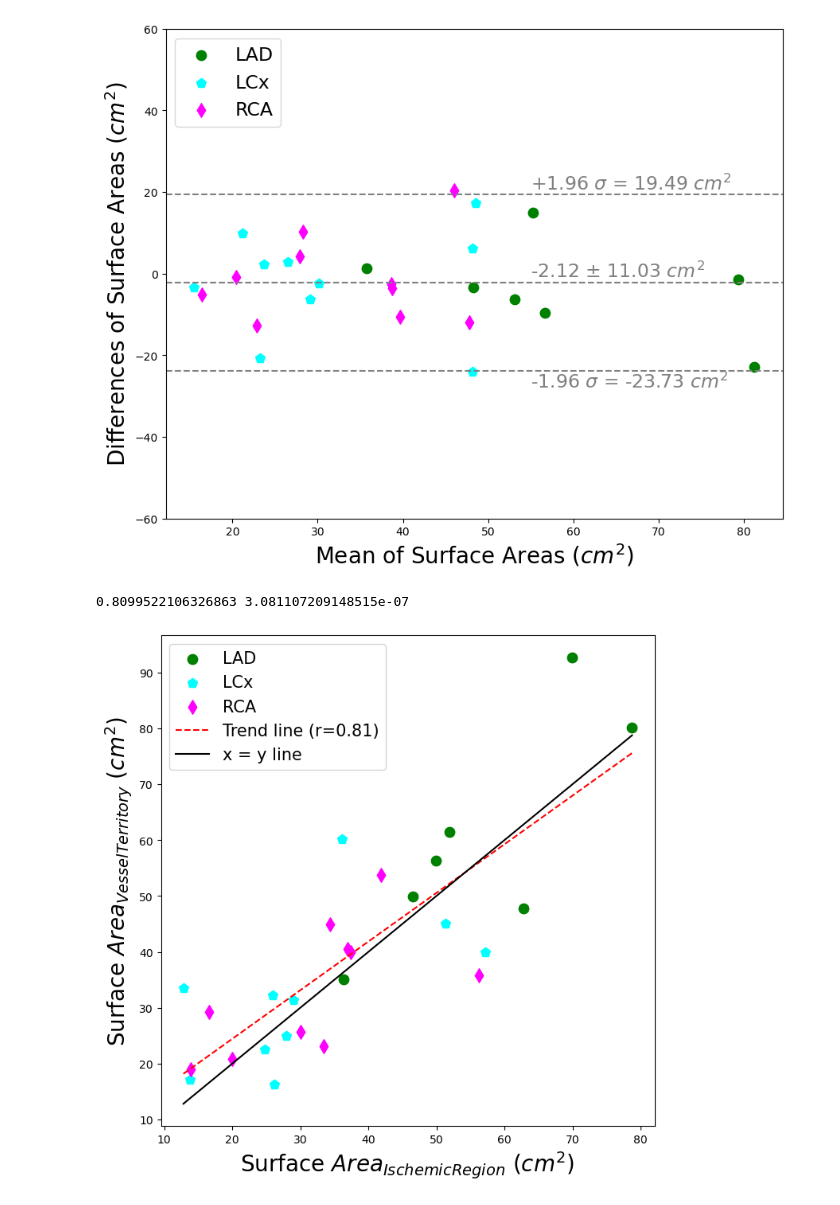
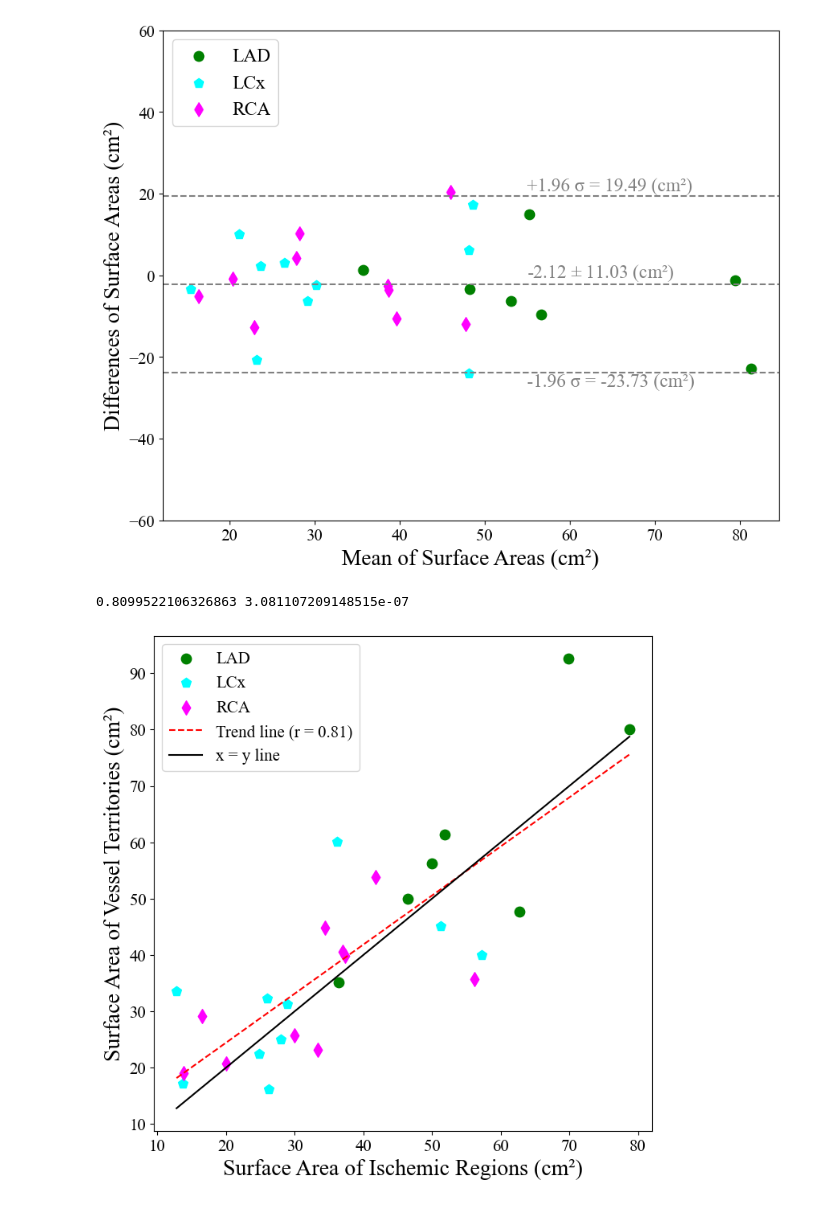
Before and after one commit to aseresti/Tessellation, a Jupyter notebook: Tessellation/Statistical_Analysis/Stats.ipynb, the cells around one changed output. Drawn from its saved outputs; the diff is of its cells as text; code cells hidden in the pictures.

Commit message:
Change font

```diff
--- a/Tessellation/Statistical_Analysis/Stats.ipynb
+++ b/Tessellation/Statistical_Analysis/Stats.ipynb
@@ -9,8 +9,8 @@ from scipy.stats import pearsonr, linregress
 surface_territory = np.array([47.74, 40.51, 24.97, 17.17, 25.72, 22.51, 80.07, 29.22, 35.74, 56.28, 32.3, 35.11, 39.9, 33.56, 60.12, 31.37, 39.97, 45.08, 61.39, 92.65, 18.97, 53.79, 44.9, 23.14, 49.94, 20.76, 16.2])
 surface_ischemic = np.array([62.77, 36.97, 27.94, 13.74, 30.01, 24.82, 78.75, 16.54, 56.23, 49.94, 25.98, 36.38, 37.37, 12.81, 36.17, 28.97, 57.18, 51.28, 51.87, 69.88, 13.84, 41.84, 34.39, 33.42, 46.5, 20.01, 26.18])
 
-xlabel, ylabel = (r"Mean of Surface Areas ($cm^2$)", r"Differences of Surface Areas ($cm^2$)")
-font1 = {'color':'black','size':20}
+xlabel, ylabel = ("Mean of Surface Areas (cm\u00b2)", "Differences of Surface Areas (cm\u00b2)")
+font1 = {'color':'black','size':20, 'family':'Times New Roman'}
 font2 = {'family':'serif','color':'black','size':15}
 
 RCA_ter = np.array([40.51, 25.72, 29.22, 35.74, 39.9, 18.97, 53.79, 44.9, 23.14, 20.76])
@@ -35,7 +35,13 @@ diff = A - B
 md = np.mean(diff) # Mean of difference
 sd = np.std(diff, axis = 0) #standard deviation of difference
 
+plt.rcParams['font.family'] = 'Times New Roman'
+plt.rcParams['mathtext.fontset'] = 'custom'
+plt.rcParams['mathtext.rm'] = 'Times New Roman'
+
 plt.figure(figsize=(10,8))
+
+
 #plt.scatter(mean, diff)
 plt.scatter(mean_LAD, diff_LAD, color = 'green', label = "LAD", s=80)
 plt.scatter(mean_LCx, diff_LCx, color = 'cyan', label = "LCx", marker = "p", s=80)
@@ -44,9 +50,9 @@ plt.scatter(mean_RCA, diff_RCA, color = 'magenta', label = "RCA", marker = 'd',
 loa_upper = md + 1.96*sd
 loa_lower = md - 1.96*sd
 
-plt.text(55, loa_upper + 0.2, f'+1.96 $\sigma$ = {loa_upper:.2f} $cm^2$', color='gray', va='bottom', fontsize = 17)
-plt.text(55, loa_lower - 0.2, f'-1.96 $\sigma$ = {loa_lower:.2f} $cm^2$', color='gray', va='top',  fontsize = 17)
-plt.text(55, md + 0.2, f'{md:.2f} $\pm$ {sd:.2f} $cm^2$', color='gray', va='bottom',  fontsize = 17)
+plt.text(55, loa_upper + 0.2, f'+1.96 σ = {loa_upper:.2f} (cm\u00b2)', color='gray', va='bottom', fontsize = 17)
+plt.text(55, loa_lower - 0.2, f'-1.96 σ = {loa_lower:.2f} (cm\u00b2)', color='gray', va='top',  fontsize = 17)
+plt.text(55, md + 0.2, f'{md:.2f} $\pm$ {sd:.2f} (cm\u00b2)', color='gray', va='bottom',  fontsize = 17)
 
 
 plt.axhline(md, color='gray', linestyle='--')
@@ -54,50 +60,54 @@ plt.axhline(loa_upper, color='gray', linestyle='--')
 plt.axhline(loa_lower, color='gray', linestyle='--')
 plt.xlabel(xlabel, fontdict=font1)
 plt.ylabel(ylabel, fontdict=font1)
+plt.xticks(fontsize = 15)
+plt.yticks(fontsize = 15)
 plt.ylim(-60, 60)
 plt.legend(loc='upper left', fontsize = 17)
 #plt.title("Bland Altman")
 plt.show()
 # %% [output]
-[figure, old version]
+[figure, new version]
 # %%
 #Scatter Plot
 
 x, y = (surface_ischemic, surface_territory)
-xlabel, ylabel = ("Surface $Area_{Ischemic Region}$ ($cm^2$)", "Surface $Area_{Vessel Territory}$ ($cm^2$)")
+xlabel, ylabel = ("Surface Area of Ischemic Regions (cm\u00b2)", "Surface Area of Vessel Territories (cm\u00b2)")
 
 r_surface, p_value_surface = pearsonr(surface_territory, surface_ischemic)
 print(r_surface, p_value_surface)
 
 slope, intercept, _, _, _ = linregress(x, y)
 x_fit = np.linspace(min(x), max(x), 100)
 y_fit = slope * x_fit + intercept
 
 # Plot scatter plot
 plt.figure(figsize=(8,8))
 #sns.scatterplot(x=x, y=y, color='red')#, label="Data points")
 plt.scatter(x=LAD_isc, y=LAD_ter, color='green', label="LAD", s=80)
 plt.scatter(x=LCx_isc, y=LCx_ter, color='cyan', label="LCx", marker = "p", s=80)
 plt.scatter(x=RCA_isc, y=RCA_ter, color='magenta', label="RCA", marker = "d", s=80)
-
+plt.rcParams['font.family'] = 'Times New Roman'
 # Plot trend line
-plt.plot(x_fit, y_fit, 'r--', label=f"Trend line (r={r_surface:.2f})")
+plt.plot(x_fit, y_fit, 'r--', label=f"Trend line (r = {r_surface:.2f})")
 
 # Plot x = y line
 plt.plot(x_fit, x_fit, 'k-', label="x = y line")
 
 # Labels and title
 plt.xlabel(xlabel, fontdict= font1)
 plt.ylabel(ylabel, fontdict= font1)
+plt.xticks(fontsize = 15)
+plt.yticks(fontsize = 15)
 #plt.title(title)
 plt.legend(fontsize = 15)
 #plt.grid()
 #plt.text(0.02, 0.95, f"p = {p:.4f}", transform=plt.gca().transAxes, fontsize=12, verticalalignment='top')
 #plt.text(0.02, 0.88, f"r = {r:.2f}", transform=plt.gca().transAxes, fontsize=12, verticalalignment='top')
 
 
 # Show plot
 plt.show()
 # %% [output]
 0.8099522106326863 3.081107209148515e-07
-[figure, old version]
+[figure, new version]
```
